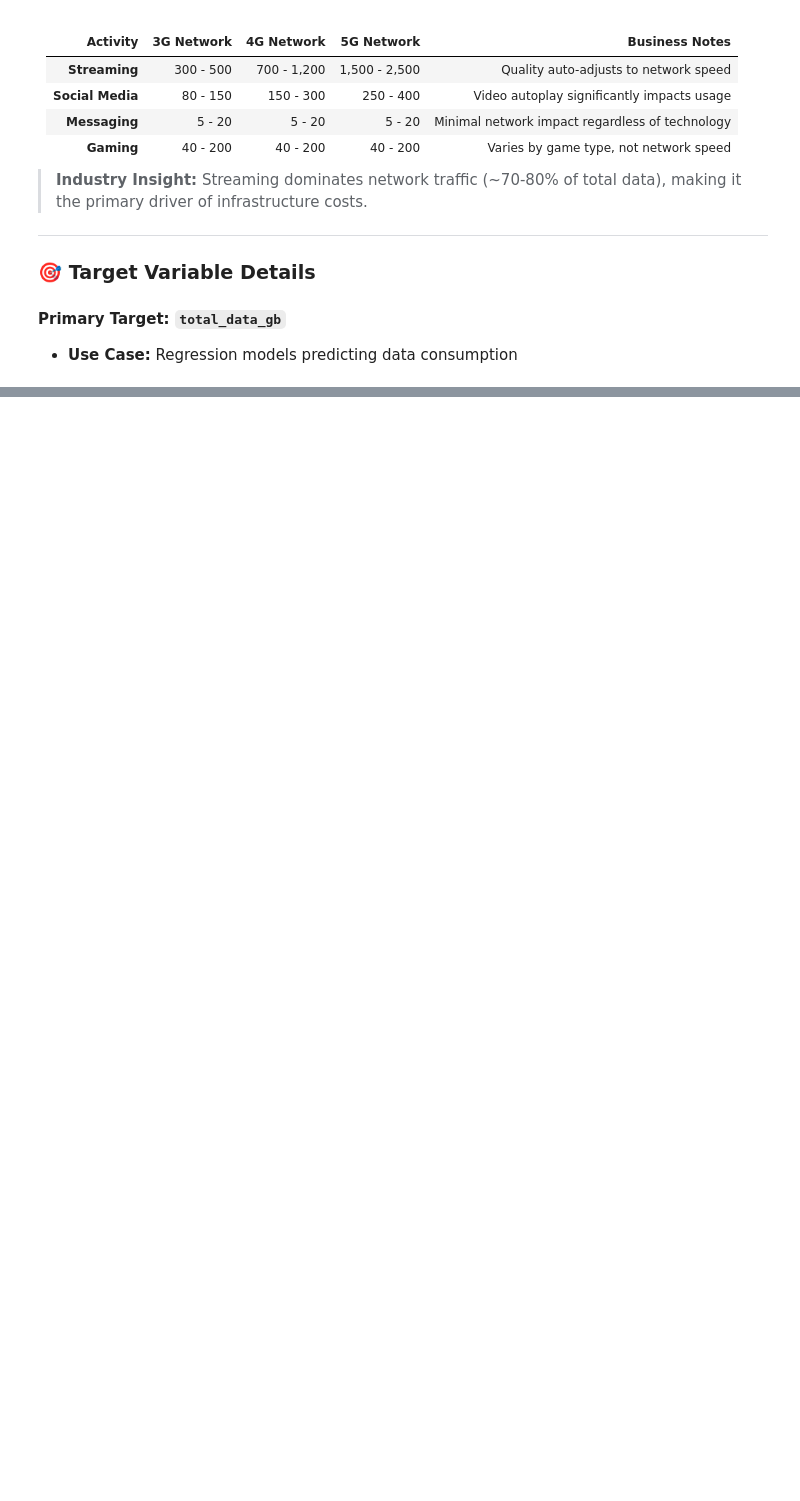
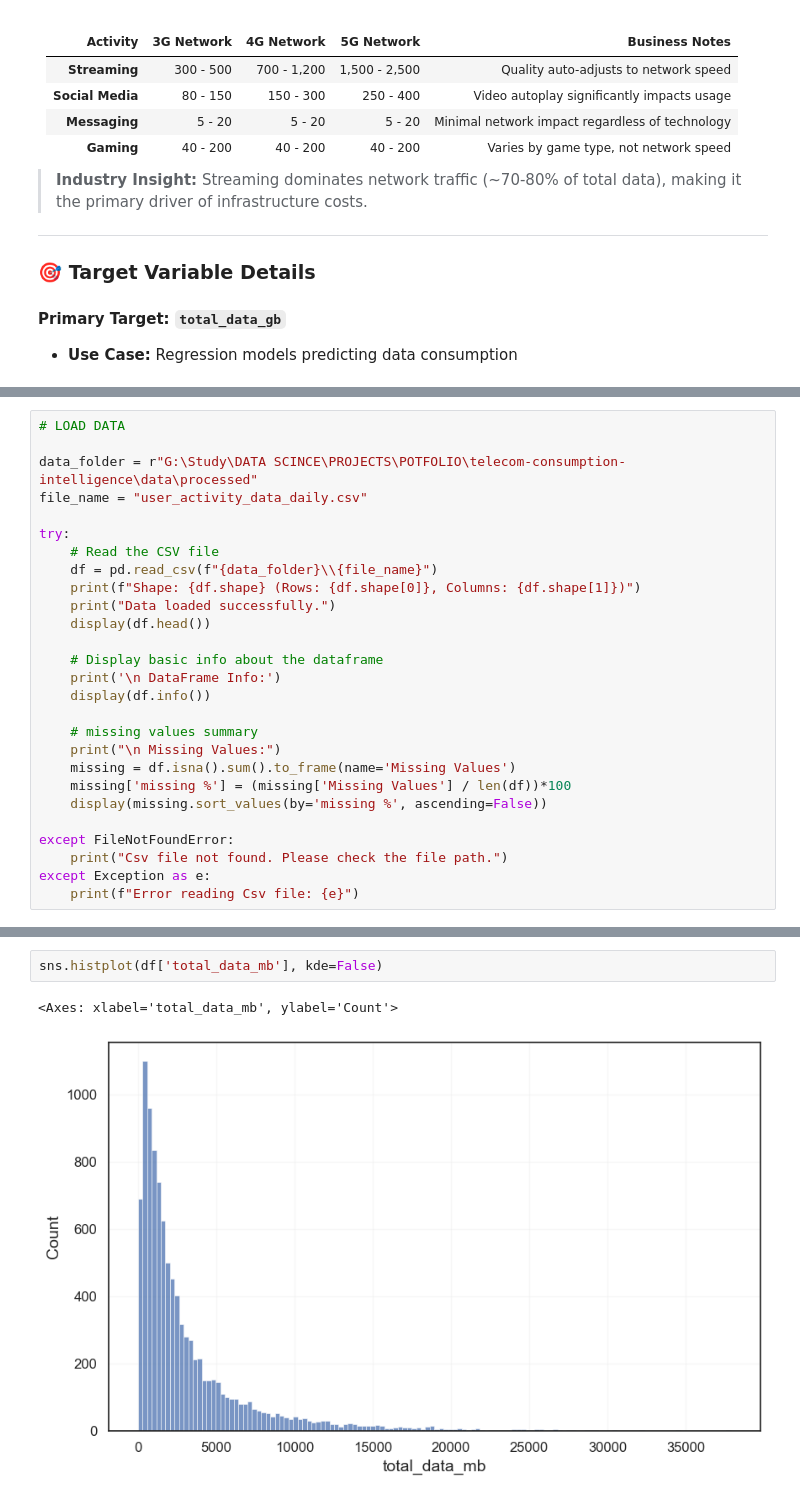
Before and after one commit to JmineSA/telecom-consumption-intelligence, a Jupyter notebook: notebooks/01_data_preparation.ipynb, the cells around one changed output, grey strips where cells are left out. Saved outputs shown, nothing was run; the diff lists cells and outputs as text; blank space fills up the shorter version.

Commit message:
End of day: summary of progress

```diff
--- a/notebooks/01_data_preparation.ipynb
+++ b/notebooks/01_data_preparation.ipynb
@@ -88,0 +246,27 @@ Contains **calculated data consumption** - this is what ML models **predict**. T
+# %%
+# LOAD DATA
+
+data_folder = r"G:\Study\DATA SCINCE\PROJECTS\POTFOLIO\telecom-consumption-intelligence\data\processed"
+file_name = "user_activity_data_daily.csv"
+
+try:
+    # Read the CSV file
+    df = pd.read_csv(f"{data_folder}\\{file_name}")
+    print(f"Shape: {df.shape} (Rows: {df.shape[0]}, Columns: {df.shape[1]})")
+    print("Data loaded successfully.")
+    display(df.head())
+
+    # Display basic info about the dataframe
+    print('\n DataFrame Info:')
+    display(df.info())
+
+    # missing values summary
+    print("\n Missing Values:")
+    missing = df.isna().sum().to_frame(name='Missing Values')
+    missing['missing %'] = (missing['Missing Values'] / len(df))*100
+    display(missing.sort_values(by='missing %', ascending=False))
+
+except FileNotFoundError:
+    print("Csv file not found. Please check the file path.")
+except Exception as e:
+    print(f"Error reading Csv file: {e}")
@@ -88,0 +408,5 @@ Contains **calculated data consumption** - this is what ML models **predict**. T
+# %%
+sns.histplot(df['total_data_mb'], kde=False)
+# %% [output]
+<Axes: xlabel='total_data_mb', ylabel='Count'>
+[figure, added]
```
Also changed, not shown: parts of 6 cells of this notebook.
